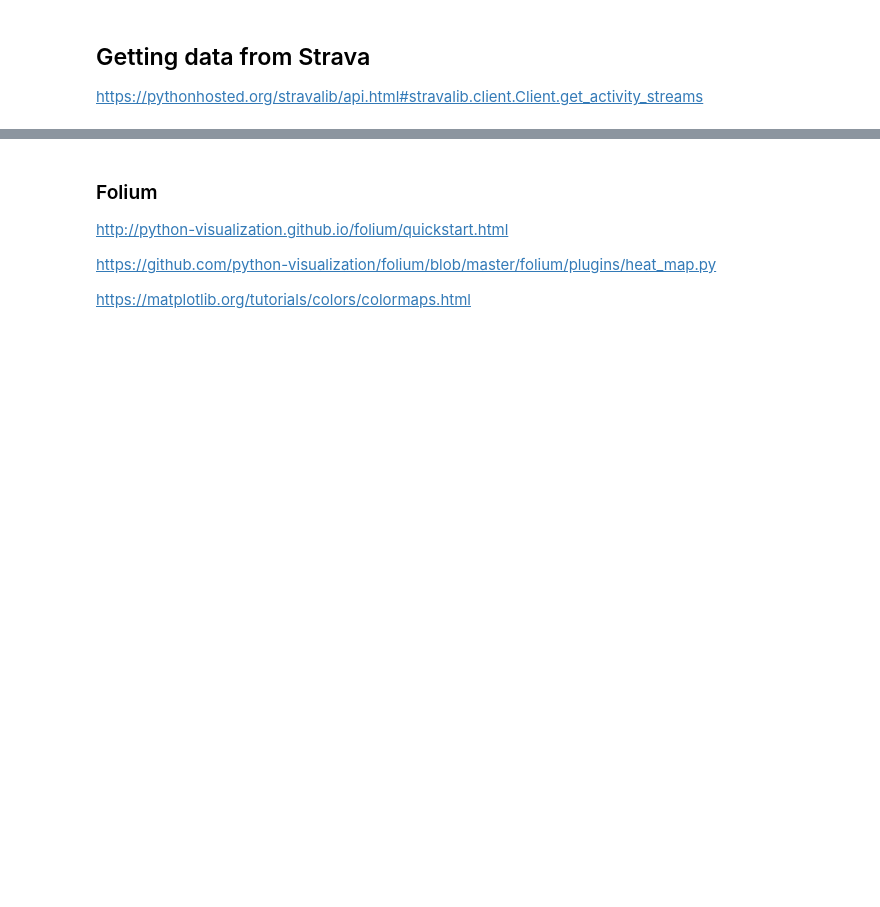
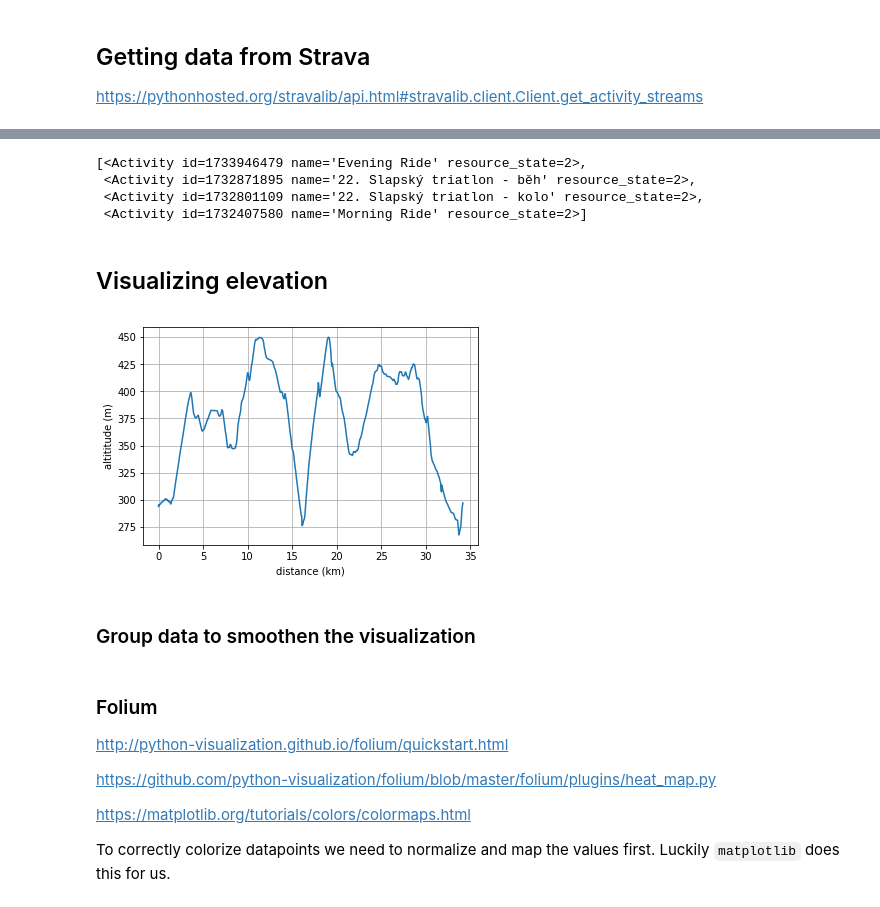
Before and after one commit to stlk/strava-playground, a Jupyter notebook: Strava route visualizer.ipynb, the cells around one changed output, grey strips where cells are left out. Cells and saved outputs as stored; diff of their text form; code cells hidden in the pictures; blank space fills up the shorter version.

```diff
--- a/Strava route visualizer.ipynb
+++ b/Strava route visualizer.ipynb
@@ -17,3 +30,10 @@ import pickle
+# %%
+list(client.get_activities(after='2018-07-28', before='2018-07-29'))
+# %% [output]
+[<Activity id=1733946479 name='Evening Ride' resource_state=2>,
+ <Activity id=1732871895 name='22. Slapský triatlon - běh' resource_state=2>,
+ <Activity id=1732801109 name='22. Slapský triatlon - kolo' resource_state=2>,
+ <Activity id=1732407580 name='Morning Ride' resource_state=2>]
 # %%
 types = ['time', 'distance', 'latlng', 'altitude', 'velocity_smooth', 'moving', 'grade_smooth']
-streams = client.get_activity_streams(1732801109, types=types, series_type='time')
+streams = client.get_activity_streams(1732801109, types=types)
@@ -21,0 +40,20 @@ streams['distance'].data
+# %% [markdown]
+## Visualizing elevation
+# %%
+%matplotlib inline
+import matplotlib.pyplot as plt
+import matplotlib.ticker as ticker
+
+fig, ax = plt.subplots()
+ax.plot(streams['distance'].data, streams['altitude'].data)
+
+ax.set(xlabel='distance (km)', ylabel='altititude (m)')
+ax.grid()
+
+ax.xaxis.set_major_formatter(ticker.FuncFormatter(lambda x, pos: '{0:g}'.format(x/1000)))
+
+plt.show()
+# %% [output]
+[figure, added]
+# %% [markdown]
+### Group data to smoothen the visualization
@@ -27,3 +85,5 @@ http://python-visualization.github.io/folium/quickstart.html
 https://github.com/python-visualization/folium/blob/master/folium/plugins/heat_map.py
 
 https://matplotlib.org/tutorials/colors/colormaps.html
+
+To correctly colorize datapoints we need to normalize and map the values first. Luckily `matplotlib` does this for us.
```
Also changed, not shown: parts of 6 cells of this notebook.
